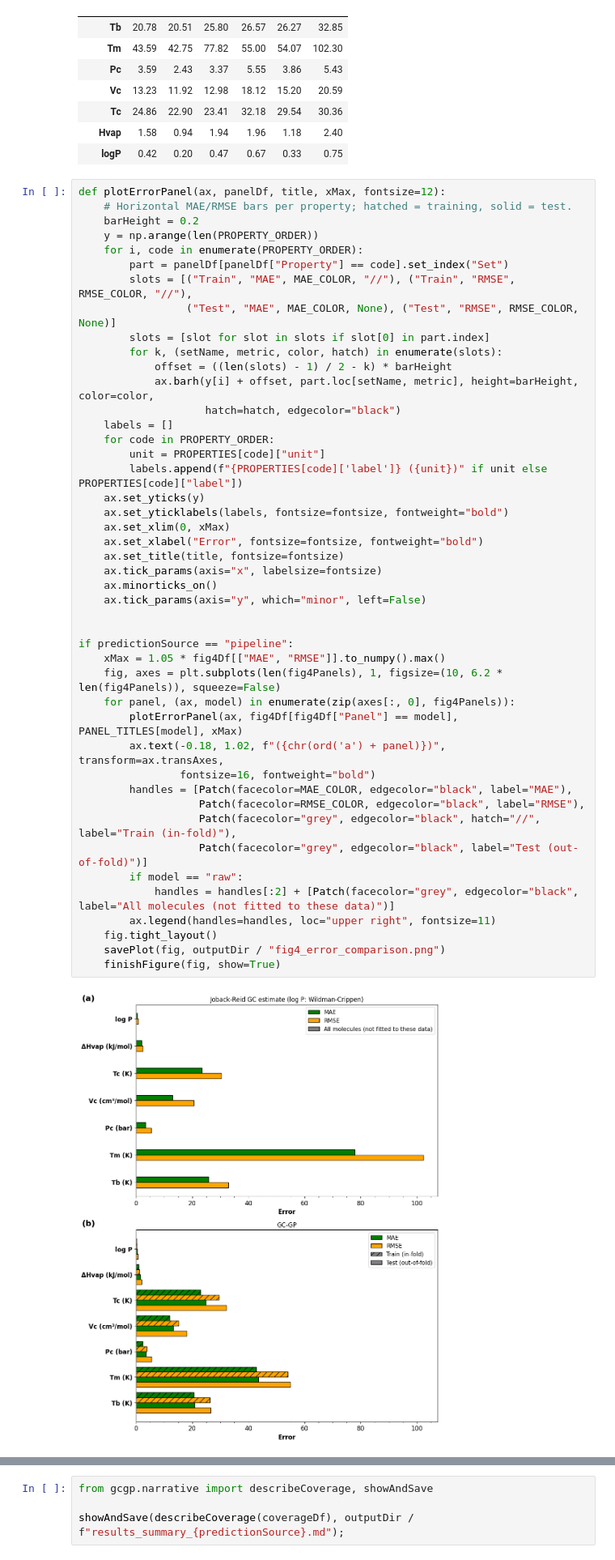
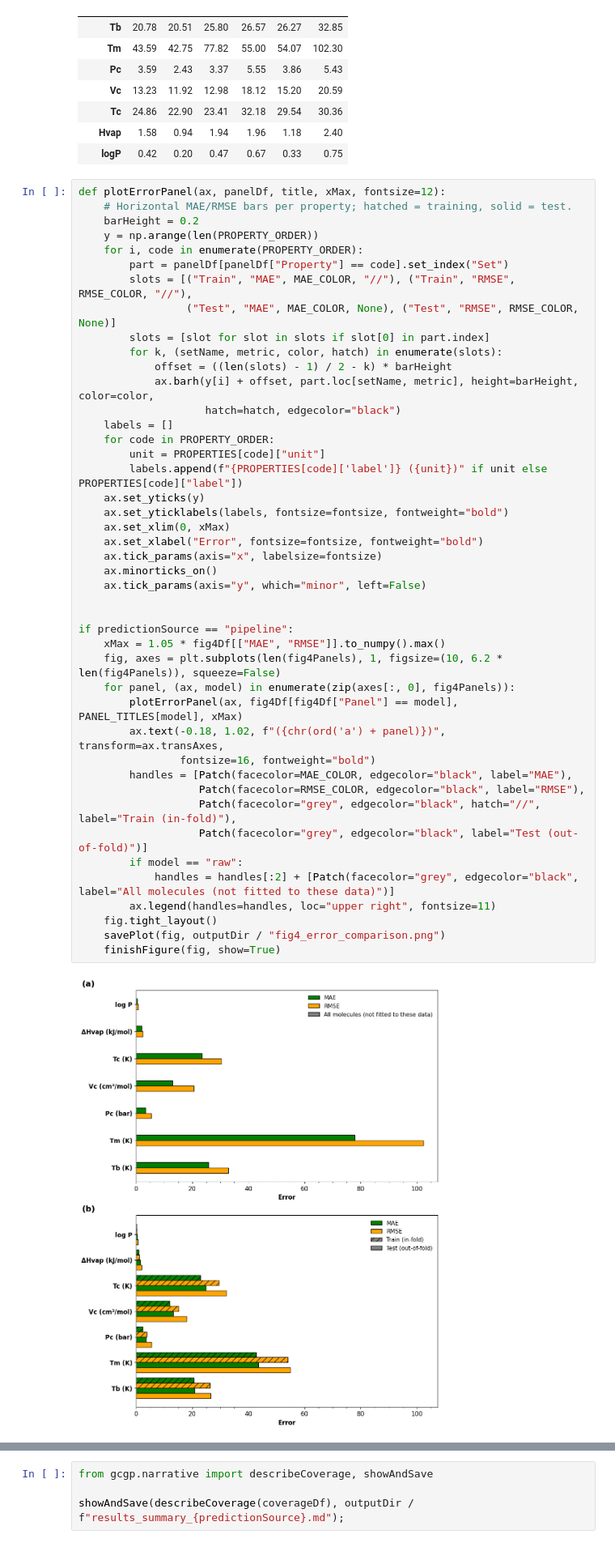
Before and after one commit to soumyadeepghosh35/gcgp-amines, a Jupyter notebook: notebooks/05_Uncertainty_Coverage.ipynb, the cells around one changed output, grey strips where cells are left out. Shown at 81% size. Saved outputs shown, nothing was run; the diff lists cells and outputs as text.

```diff
--- a/notebooks/05_Uncertainty_Coverage.ipynb
+++ b/notebooks/05_Uncertainty_Coverage.ipynb
@@ -277,35 +277,34 @@ def plotErrorPanel(ax, panelDf, title, xMax, fontsize=12):
     for code in PROPERTY_ORDER:
         unit = PROPERTIES[code]["unit"]
         labels.append(f"{PROPERTIES[code]['label']} ({unit})" if unit else PROPERTIES[code]["label"])
     ax.set_yticks(y)
     ax.set_yticklabels(labels, fontsize=fontsize, fontweight="bold")
     ax.set_xlim(0, xMax)
     ax.set_xlabel("Error", fontsize=fontsize, fontweight="bold")
-    ax.set_title(title, fontsize=fontsize)
     ax.tick_params(axis="x", labelsize=fontsize)
     ax.minorticks_on()
     ax.tick_params(axis="y", which="minor", left=False)
 
 
 if predictionSource == "pipeline":
     xMax = 1.05 * fig4Df[["MAE", "RMSE"]].to_numpy().max()
     fig, axes = plt.subplots(len(fig4Panels), 1, figsize=(10, 6.2 * len(fig4Panels)), squeeze=False)
     for panel, (ax, model) in enumerate(zip(axes[:, 0], fig4Panels)):
         plotErrorPanel(ax, fig4Df[fig4Df["Panel"] == model], PANEL_TITLES[model], xMax)
         ax.text(-0.18, 1.02, f"({chr(ord('a') + panel)})", transform=ax.transAxes,
                 fontsize=16, fontweight="bold")
         handles = [Patch(facecolor=MAE_COLOR, edgecolor="black", label="MAE"),
                    Patch(facecolor=RMSE_COLOR, edgecolor="black", label="RMSE"),
                    Patch(facecolor="grey", edgecolor="black", hatch="//", label="Train (in-fold)"),
                    Patch(facecolor="grey", edgecolor="black", label="Test (out-of-fold)")]
         if model == "raw":
             handles = handles[:2] + [Patch(facecolor="grey", edgecolor="black", label="All molecules (not fitted to these data)")]
         ax.legend(handles=handles, loc="upper right", fontsize=11)
     fig.tight_layout()
     savePlot(fig, outputDir / "fig4_error_comparison.png")
     finishFigure(fig, show=True)
 # %% [output]
-[figure, old version]
+[figure, new version]
 # %% [markdown]
 ## 6. Direct comparison: how much GC-GP changes the Joback-Reid error
 
```
Also changed, not shown: parts of 1 cell of this notebook, 10 other files.
